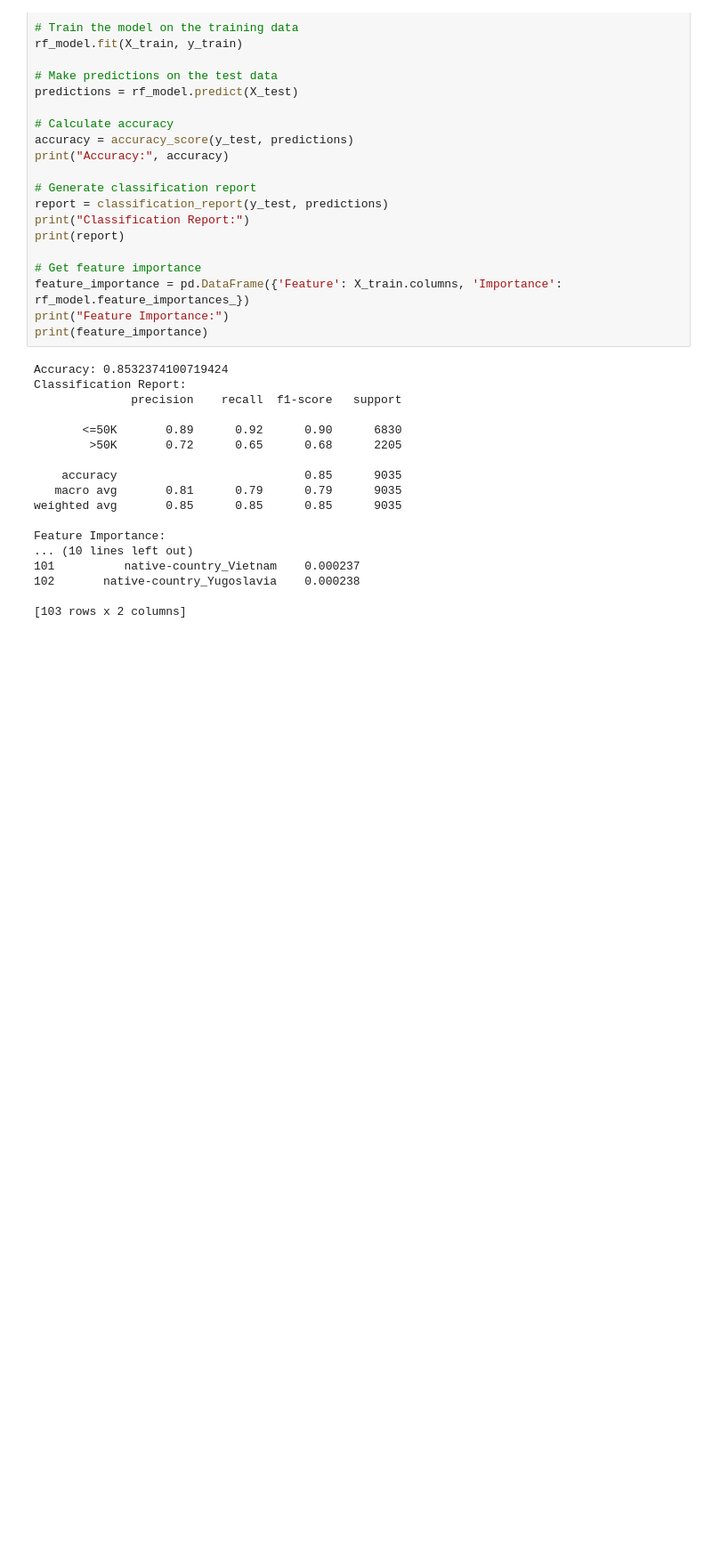
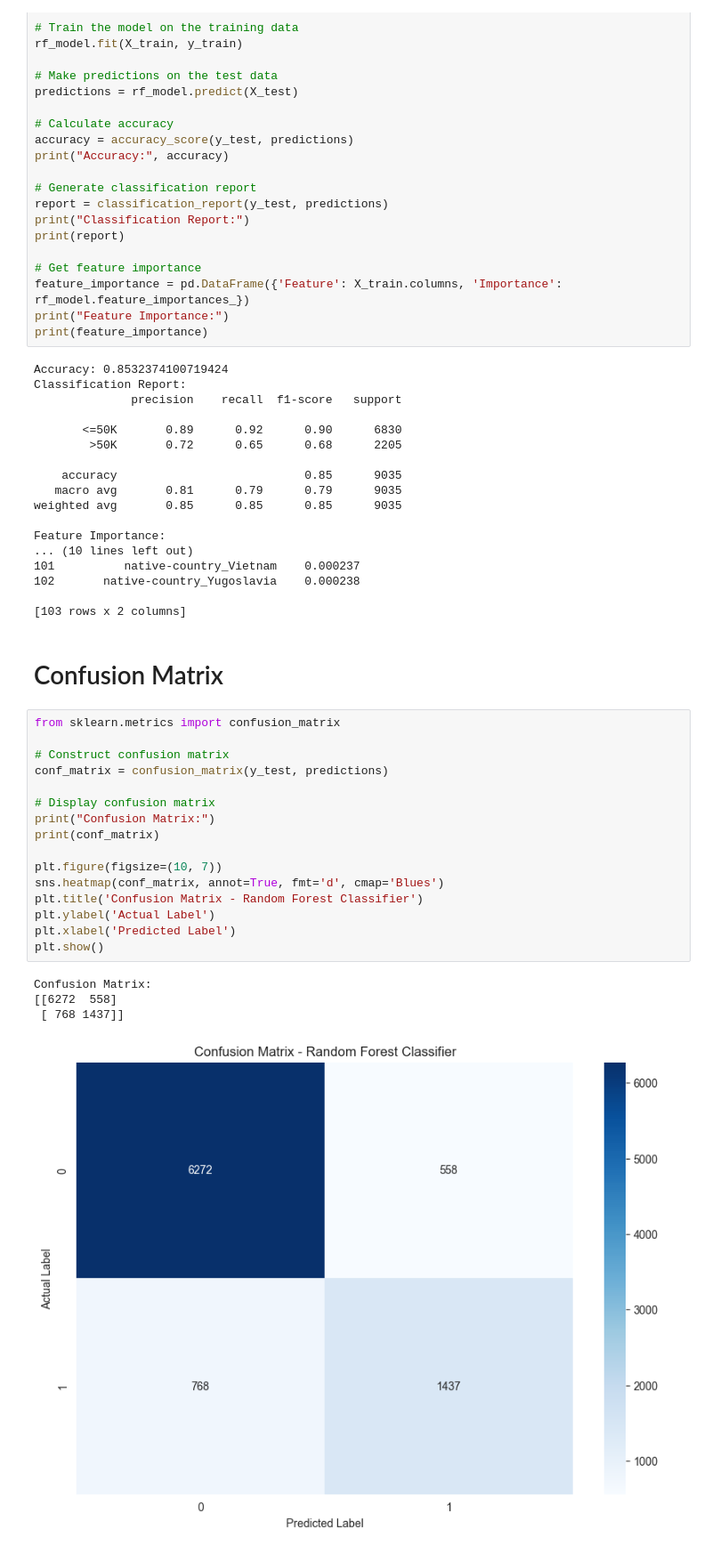
Before and after one commit to manujayaRajaguru/Census-Income-prediction---DE_CW, a Jupyter notebook: random_forest.ipynb, the cells around one changed output. Shown: that part at 89% size. Saved outputs shown, nothing was run; the diff lists cells and outputs as text; blank space fills up the shorter version.

```diff
--- a/random_forest.ipynb
+++ b/random_forest.ipynb
@@ -67,3 +68,26 @@ Feature Importance:
 102       native-country_Yugoslavia    0.000238
 
 [103 rows x 2 columns]
+# %% [markdown]
+# Confusion Matrix
+# %%
+from sklearn.metrics import confusion_matrix
+
+# Construct confusion matrix
+conf_matrix = confusion_matrix(y_test, predictions)
+
+# Display confusion matrix
+print("Confusion Matrix:")
+print(conf_matrix)
+
+plt.figure(figsize=(10, 7))
+sns.heatmap(conf_matrix, annot=True, fmt='d', cmap='Blues')
+plt.title('Confusion Matrix - Random Forest Classifier')
+plt.ylabel('Actual Label')
+plt.xlabel('Predicted Label')
+plt.show()
+# %% [output]
+Confusion Matrix:
+[[6272  558]
+ [ 768 1437]]
+[figure, added]
```
Also changed, not shown: parts of 1 cell of this notebook, 1 other file.
